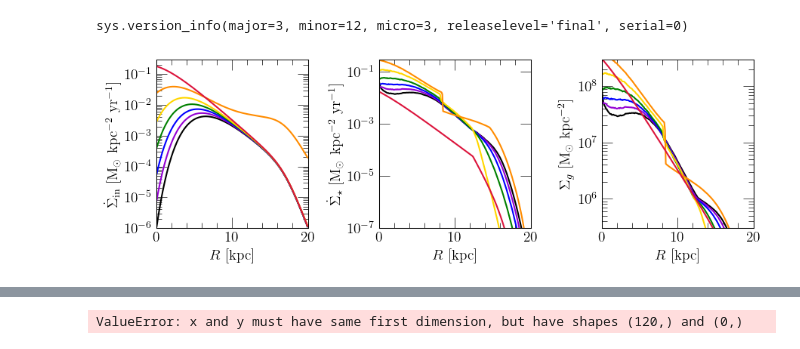
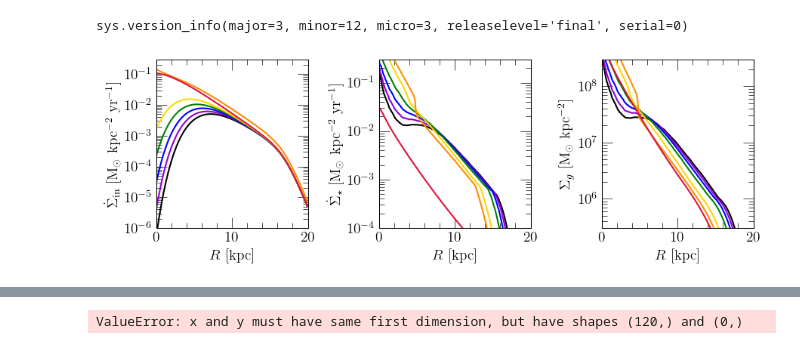
Before and after one commit to giganano/merger-flows, a Jupyter notebook: notebooks/calibration.ipynb, the cells around one changed output, grey strips where cells are left out. Cells and saved outputs as stored; diff of their text form; code cells hidden in the pictures.

```diff
--- a/notebooks/calibration.ipynb
+++ b/notebooks/calibration.ipynb
@@ -32,7 +32,10 @@ def mendezdelgado2022_profile(xlim = [0, 15]):
 # output = vice.output("../outputs/expifr/amd/betaphiin0p8")
 # output = vice.output("../outputs/expifr_gse/amd/tacc3p2/massratio3/prograde")
 # output = vice.output("../outputs/expifr_gse/amd/tacc3p2/massratio3/radial")
-output = vice.output("../outputs/expifr_gse/amd/tacc3p2/massratio3/gsebetaphiin-0p8")
+# output = vice.output("../outputs/expifr_gse/amd/tacc3p2/massratio3/gsebetaphiin-0p8")
+
+# output = vice.output("../outputs/expifr/amd/base")
+output = vice.output("../outputs/expifr_gse/amd-pwd/tacc3p2/massratio3/expsigma/gsebetaphiin-0p2")
 extra = np.genfromtxt("%s_analogdata.out" % (output.name))
 output.stars["absz"] = [abs(_) for _ in extra[:, -1][:output.stars.size[0]]]
 # %%
@@ -52,39 +55,39 @@ axes[0].set_ylabel(r"$\dot \Sigma_\text{in}$ [M$_\odot$ kpc$^{-2}$ yr$^{-1}$]")
 axes[1].set_ylabel(r"$\dot \Sigma_\star$ [M$_\odot$ kpc$^{-2}$ yr$^{-1}$]")
 axes[2].set_ylabel(r"$\Sigma_g$ [M$_\odot$ kpc$^{-2}$]")
 axes[0].set_ylim([1.e-6, 0.3])
-axes[1].set_ylim([1.0e-7, 0.3])
+axes[1].set_ylim([1.0e-4, 0.3])
 axes[2].set_ylim([3.0e5, 3.0e8])
 
 def plot_snapshot(ax_ifr, ax_sfr, ax_gas, output, lookback, zone_width = 0.1, **kwargs):
     diff = [abs(_ - lookback) for _ in output.zones["zone0"].history["lookback"]]
     idx = diff.index(min(diff))
     radii = [zone_width * (i + 0.5) for i in range(len(output.zones.keys()))]
     sigma_ifr = []
     sigma_sfr = []
     sigma_gas = []
     for i in range(len(output.zones.keys())):
         area = np.pi * zone_width**2 * ((i + 1)**2 - i**2)
         zone = output.zones["zone%d" % (i)]
         sigma_ifr.append(zone.history["ifr"][idx] / area)
         sigma_sfr.append(zone.history["sfr"][idx] / area)
         sigma_gas.append(zone.history["mgas"][idx] / area)
     ax_ifr.plot(radii, sigma_ifr, **kwargs)
     ax_sfr.plot(radii, sigma_sfr, **kwargs)
     ax_gas.plot(radii, sigma_gas, **kwargs)
 
 for i in range(len(LOOKBACKS)):
     kwargs = {"c": named_colors()[COLORS[i]]}
     plot_snapshot(*axes, output, LOOKBACKS[i], **kwargs)
 
 plt.tight_layout()
 for ext in ["pdf", "jpeg"]:
     kwargs = {}
     if ext == "jpeg": kwargs["dpi"] = 200
     # plt.savefig("./calibration/basemodel-evol.%s" % (ext), **kwargs)
     # plt.savefig("./calibration/tacc3p2-prograde-evol.%s" % (ext), **kwargs)
     # plt.savefig("./calibration/tacc3p2-radial-evol.%s" % (ext), **kwargs)
     # plt.savefig("./calibration/tacc3p2-retrograde-evol.%s" % (ext), **kwargs)
 plt.show()
 # %% [output]
-[figure, old version]
+[figure, new version]
 # %%
```
Also changed, not shown: parts of 6 cells of this notebook, 6 other files.
